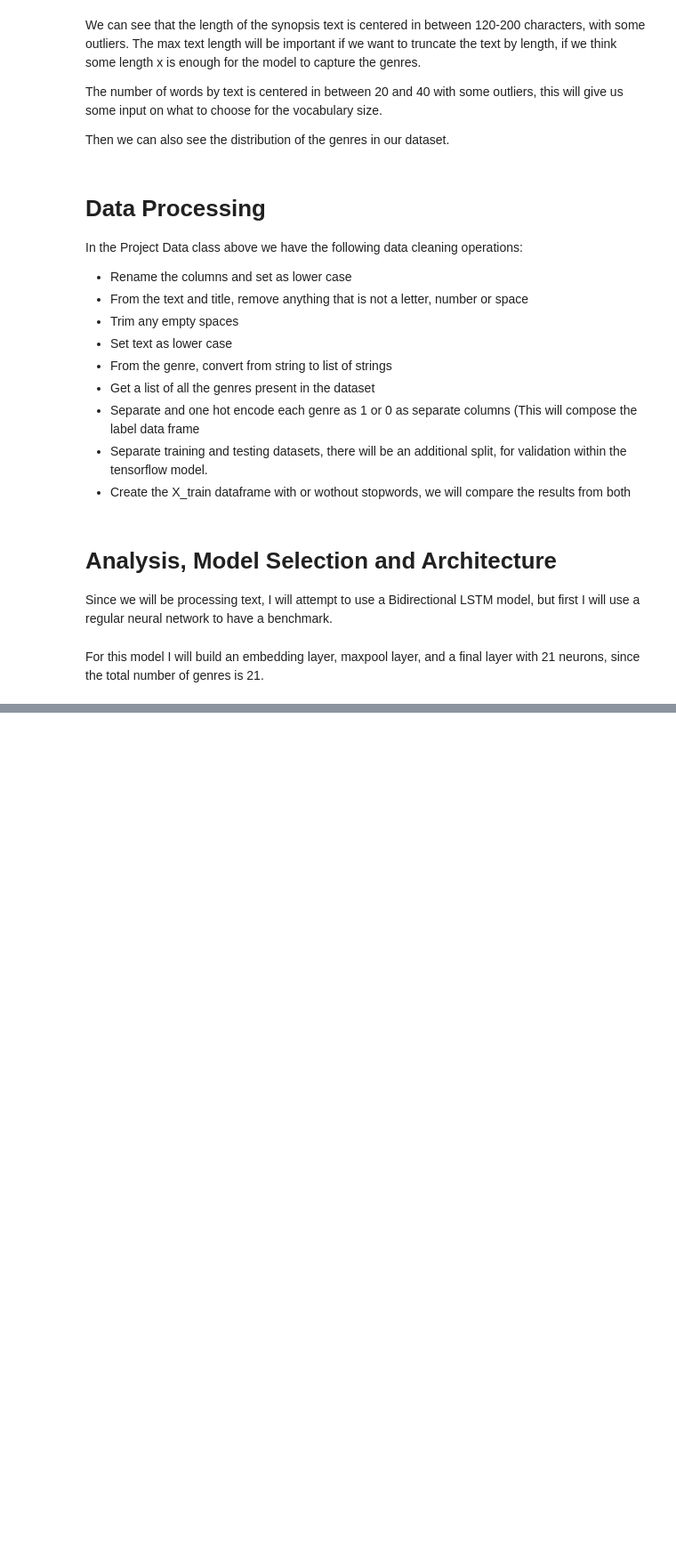
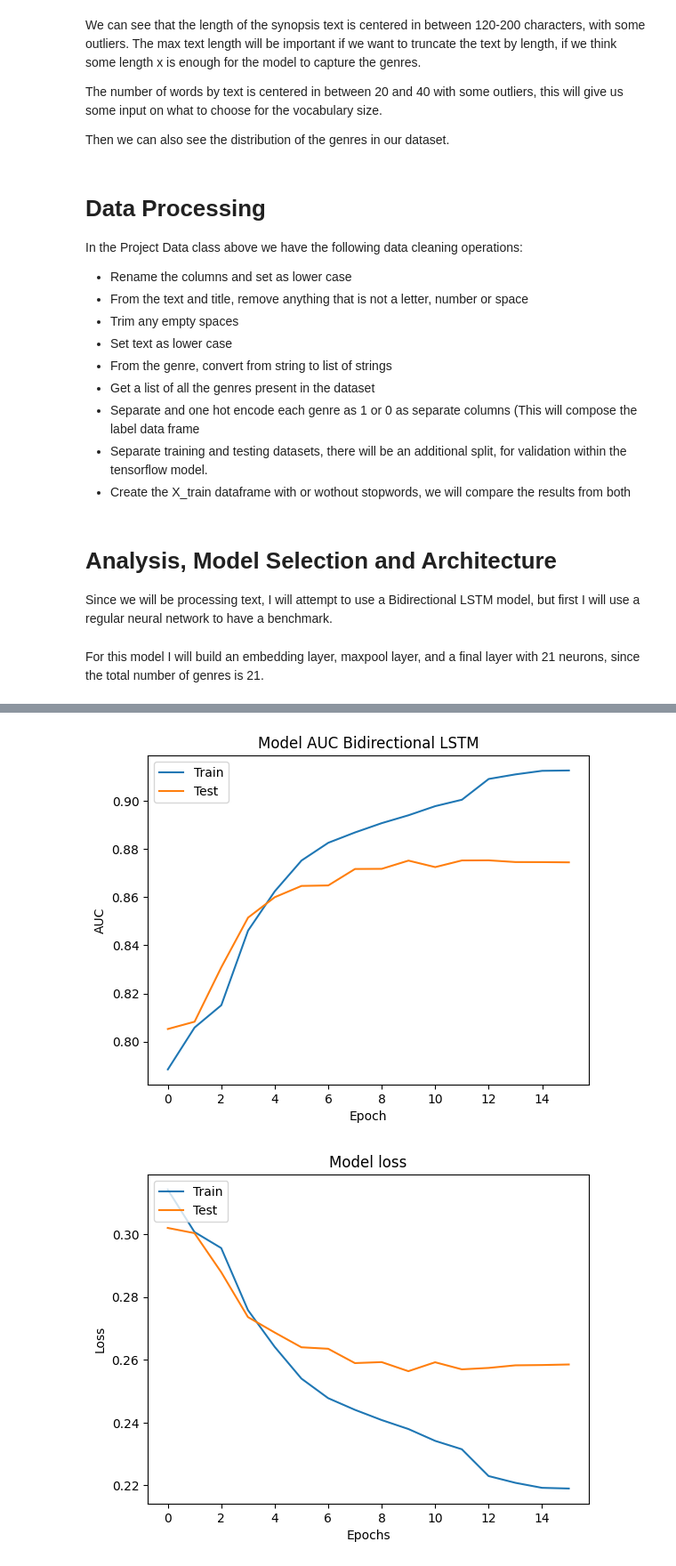
Before and after one commit to carlosbarrone/public_notebooks, a Jupyter notebook: movie_genre_predictor.ipynb, the cells around one changed output, grey strips where cells are left out. Shown at 89% size. Cells and saved outputs as stored; diff of their text form; code cells hidden in the pictures; blank space fills up the shorter version.

```diff
--- a/movie_genre_predictor.ipynb
+++ b/movie_genre_predictor.ipynb
@@ -84,8 +86,10 @@ The class below build is used for EDA and preprocessing.
 stopwords = stopwords.words('english')
 
 def build_validation_graph(history, model_name: str = ''):
-    plt.plot(history.history['auc'])
-    plt.plot(history.history['val_auc'])
+    metric_name = 'auc' if 'auc' in history.history else 'auc_1'
+    val_name = 'val_auc' if 'val_auc' in history.history else 'val_auc_1'
+    plt.plot(history.history[metric_name])
+    plt.plot(history.history[val_name])
     plt.title(f'Model AUC {model_name}')
     plt.ylabel('AUC')
     plt.xlabel('Epoch')
@@ -367,8 +351,12 @@ optimizer = Adam(learning_rate=0.001)
 X_train, y_train, X_test, y_test = project_data.X_train, project_data.y_train, project_data.X_test, project_data.y_test
 encoder_lstm = build_encoder(X_train, vocab_size, max_len)
 # %%
-strategy = tf.distribute.MirroredStrategy(gpus)
-with strategy.scope():
+model_output_dims = len(project_data.all_genres)
+#gpus = tf.config.list_logical_devices('GPU')
+#print("Number of available GPUs: ", len(gpus))
+#strategy = tf.distribute.MirroredStrategy(gpus)
+#with strategy.scope():
+if True:
     model_lstm = Sequential()
     model_lstm.add(encoder_lstm)
     model_lstm.add(Embedding(vocab_size, output_dims, input_length=max_len))
@@ -379,5 +387,5 @@ model_lstm.summary()
 # %%
-num_epochs = 20
+num_epochs = 50
 early_stop = EarlyStopping(monitor='val_loss', patience=6, restore_best_weights=True)
 reduce_lr = ReduceLROnPlateau(monitor='val_loss', factor=0.1, patience=2, min_lr=0.000000001)
 history = model_lstm.fit(
@@ -391,2 +417,6 @@ history = model_lstm.fit(
 # %%
+build_validation_graph(history=history, model_name='Bidirectional LSTM')
 results = model_lstm.evaluate(X_test, y_test)
+# %% [output]
+[figure, added]
+[figure, added]
```
Also changed, not shown: parts of 15 cells of this notebook.
